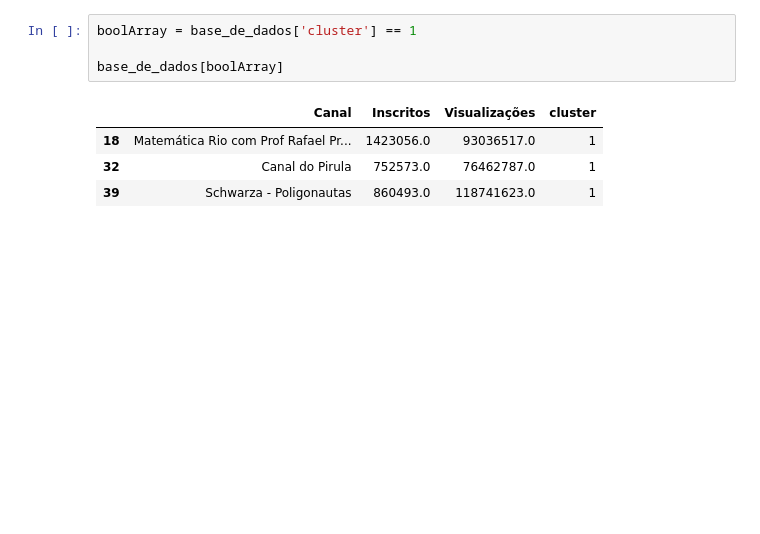
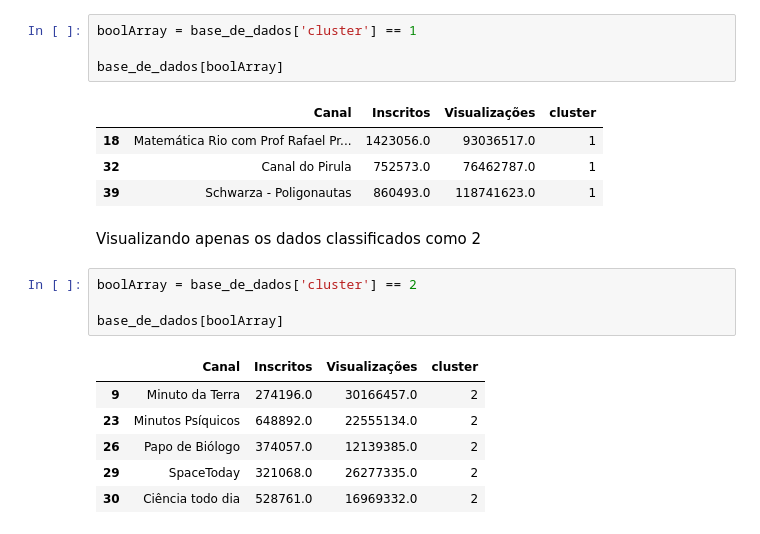
Before and after one commit to caikedomingues/curso-de-machine-learning-do-canal-universo-discreto, a Jupyter notebook: k-means.ipynb, the cells around one changed output. Saved outputs shown, nothing was run; the diff lists cells and outputs as text; blank space fills up the shorter version.

```diff
--- a/k-means.ipynb
+++ b/k-means.ipynb
@@ -349,4 +386,17 @@ base_de_dados[boolArray]
 | 18 | Matemática Rio com Prof Rafael Pr... | 1423056.0 | 93036517.0 | 1 |
 | 32 | Canal do Pirula | 752573.0 | 76462787.0 | 1 |
 | 39 | Schwarza - Poligonautas | 860493.0 | 118741623.0 | 1 |
+# %% [markdown]
+Visualizando apenas os dados classificados como 2
+# %%
+boolArray = base_de_dados['cluster'] == 2
+
+base_de_dados[boolArray]
+# %% [output]
+|  | Canal | Inscritos | Visualizações | cluster |
+| 9 | Minuto da Terra | 274196.0 | 30166457.0 | 2 |
+| 23 | Minutos Psíquicos | 648892.0 | 22555134.0 | 2 |
+| 26 | Papo de Biólogo | 374057.0 | 12139385.0 | 2 |
+| 29 | SpaceToday | 321068.0 | 26277335.0 | 2 |
+| 30 | Ciência todo dia | 528761.0 | 16969332.0 | 2 |
 # %%
```
Also changed, not shown: parts of 11 cells of this notebook.
